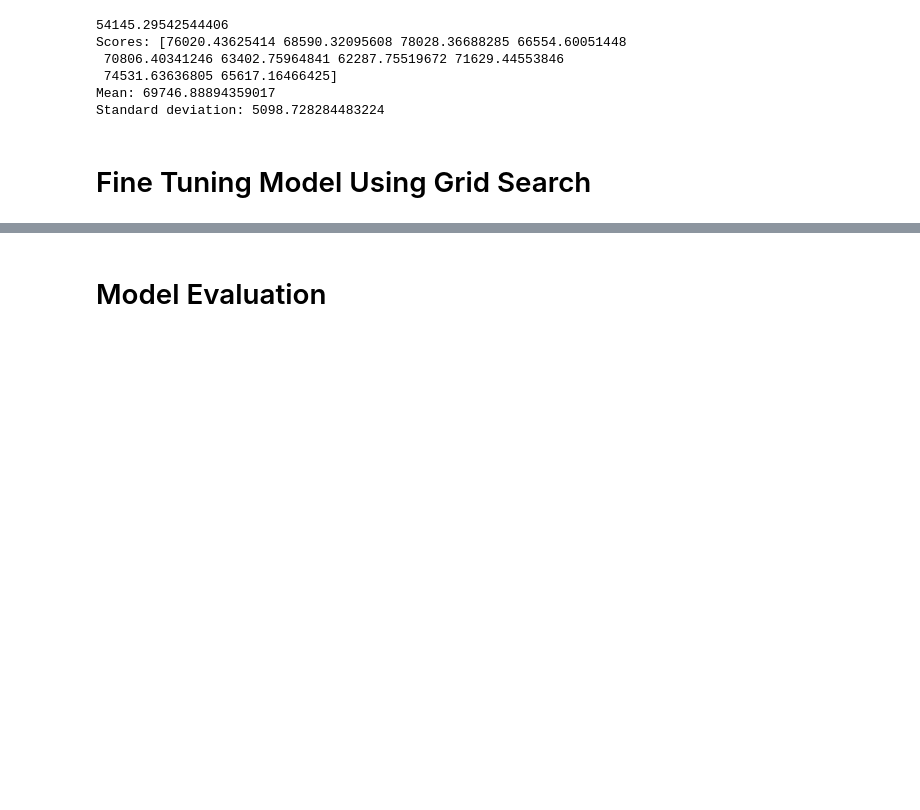
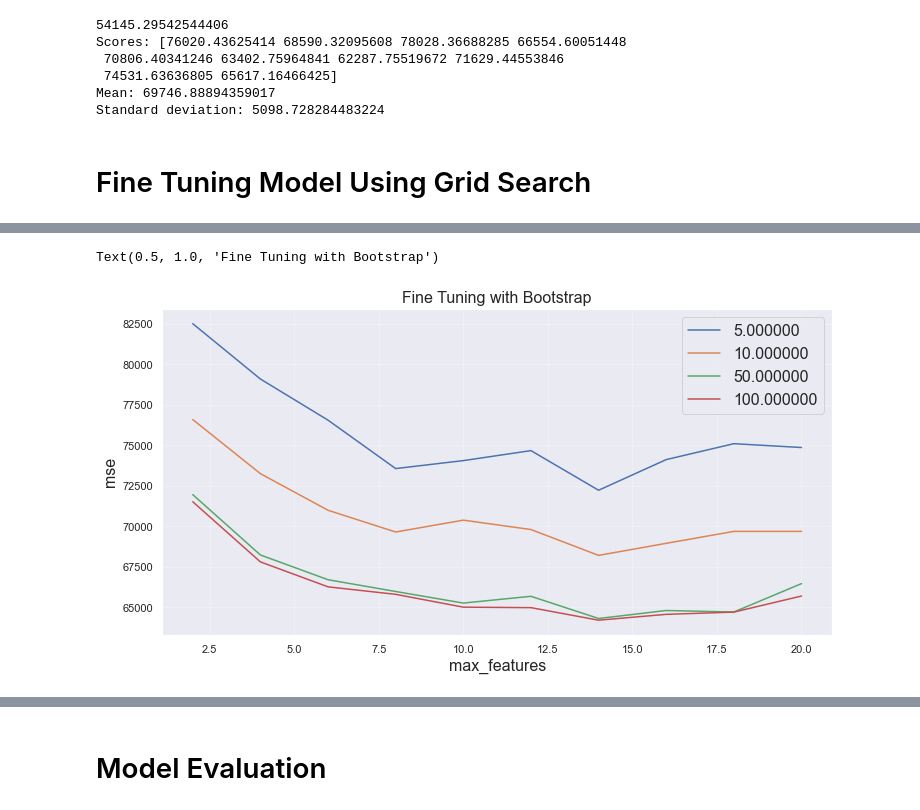
Before and after one commit to collins-ps/machine_learning_project, a Jupyter notebook: perceptron.ipynb, the cells around one changed output, grey strips where cells are left out. Cells and saved outputs as stored; diff of their text form; code cells hidden in the pictures; blank space fills up the shorter version.

```diff
--- a/perceptron.ipynb
+++ b/perceptron.ipynb
@@ -337,0 +360,15 @@ KeyboardInterrupt:
+# %%
+fig, ax = plt.subplots(nrows=1, ncols=1, figsize=(12,6))
+for n in [5, 10, 50, 100]:
+    plot_results = [x for x in zip(cvres["mean_test_score"], cvres["params"]) if x[1]['n_estimators'] == n and 'bootstrap' not in x[1].keys()]
+    x = [x[1]['max_features'] for x in plot_results]
+    y = [np.sqrt(-y[0]) for y in plot_results]
+    ax.plot(x, y, label = '%f'%n)
+ax.set_xlabel("max_features", fontsize=16)
+ax.set_ylabel("mse", fontsize=16);
+ax.grid(alpha=0.25)
+ax.legend(loc="upper right", fontsize=16);
+plt.title('Fine Tuning with Bootstrap', fontsize=16)
+# %% [output]
+Text(0.5, 1.0, 'Fine Tuning with Bootstrap')
+[figure, added]
```
Also changed, not shown: parts of 6 cells of this notebook, 1 other file.
